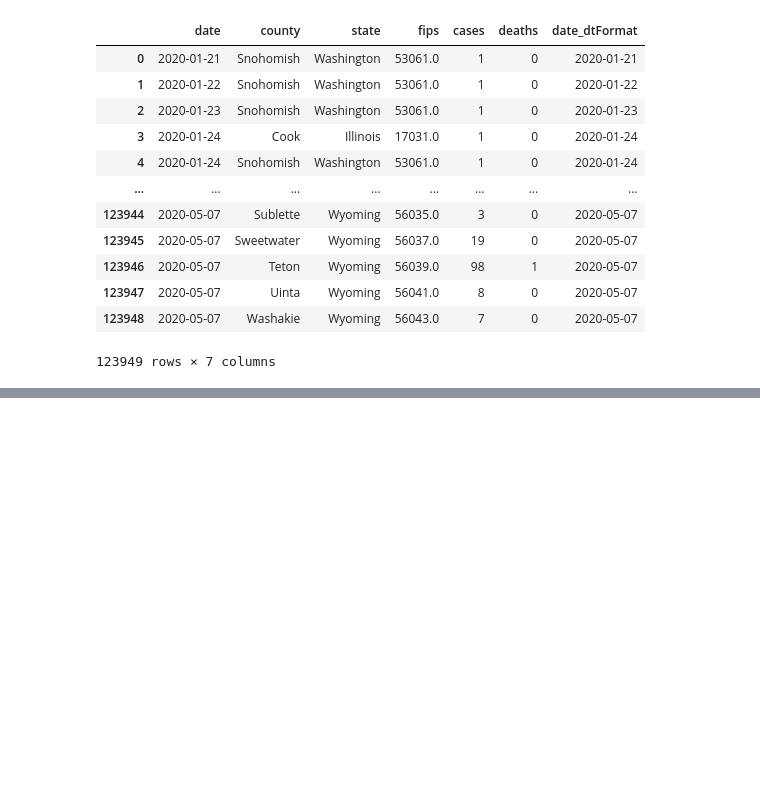
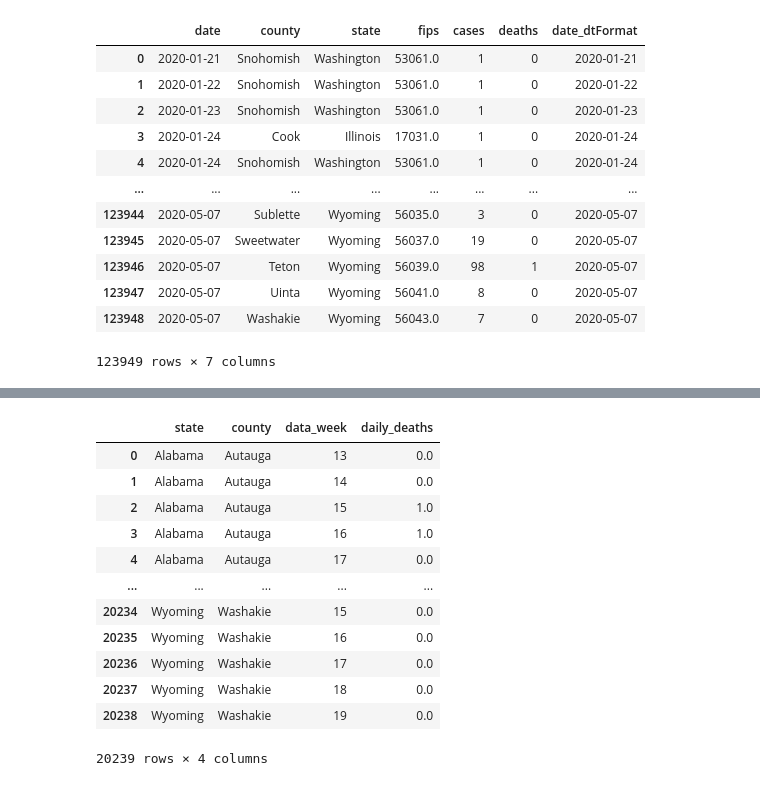
Before and after one commit to dcovarru/Python, a Jupyter notebook: Covid.ipynb, the cells around one changed output, grey strips where cells are left out. Cells and saved outputs as stored; diff of their text form; code cells hidden in the pictures; blank space fills up the shorter version.

```diff
--- a/Covid.ipynb
+++ b/Covid.ipynb
@@ -198,6 +221,22 @@ covidData_aggState[(covidData_aggState['state'] == "Texas") & (covidData_aggStat
 covidData_Calendar = covidData[['state', 'county', 'date','data_week','data_dow']].drop_duplicates()[covidData.data_dow == 0]
 # %%
 covidData_aggState_weekly = covidData_aggState.merge(covidData_Calendar, how = 'right', on=['state', 'county', 'data_week'], indicator=True)
+# %%
+covidData_aggState
+# %% [output]
+|  | state | county | data_week | daily_deaths |
+| 0 | Alabama | Autauga | 13 | 0.0 |
+| 1 | Alabama | Autauga | 14 | 0.0 |
+| 2 | Alabama | Autauga | 15 | 1.0 |
+| 3 | Alabama | Autauga | 16 | 1.0 |
+| 4 | Alabama | Autauga | 17 | 0.0 |
+| ... | ... | ... | ... | ... |
+| 20234 | Wyoming | Washakie | 15 | 0.0 |
+| 20235 | Wyoming | Washakie | 16 | 0.0 |
+| 20236 | Wyoming | Washakie | 17 | 0.0 |
+| 20237 | Wyoming | Washakie | 18 | 0.0 |
+| 20238 | Wyoming | Washakie | 19 | 0.0 |
+20239 rows × 4 columns
 # %%
 #################################################
 # Difference data to get weekly volume
```
Also changed, not shown: parts of 8 cells of this notebook.
